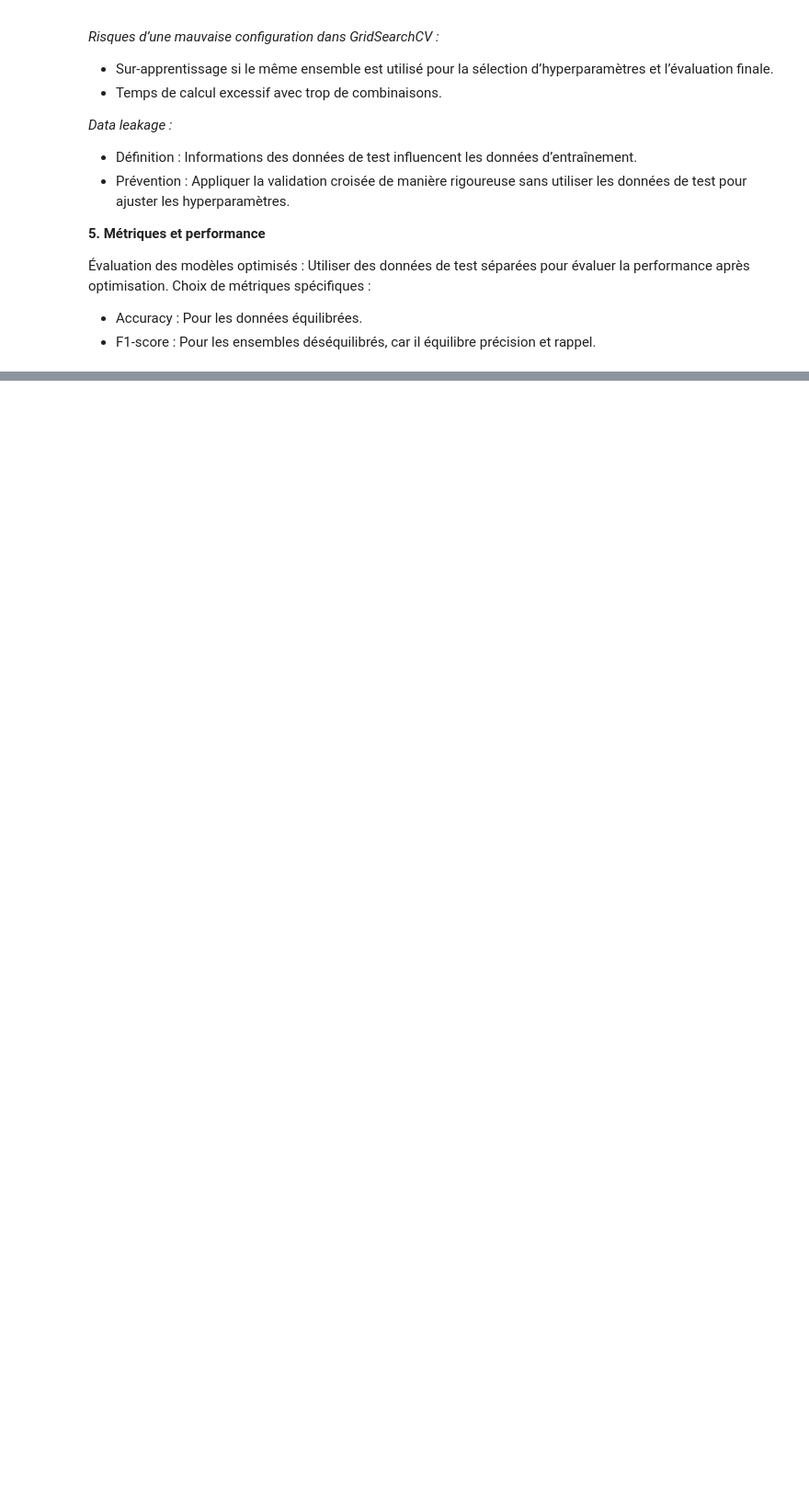
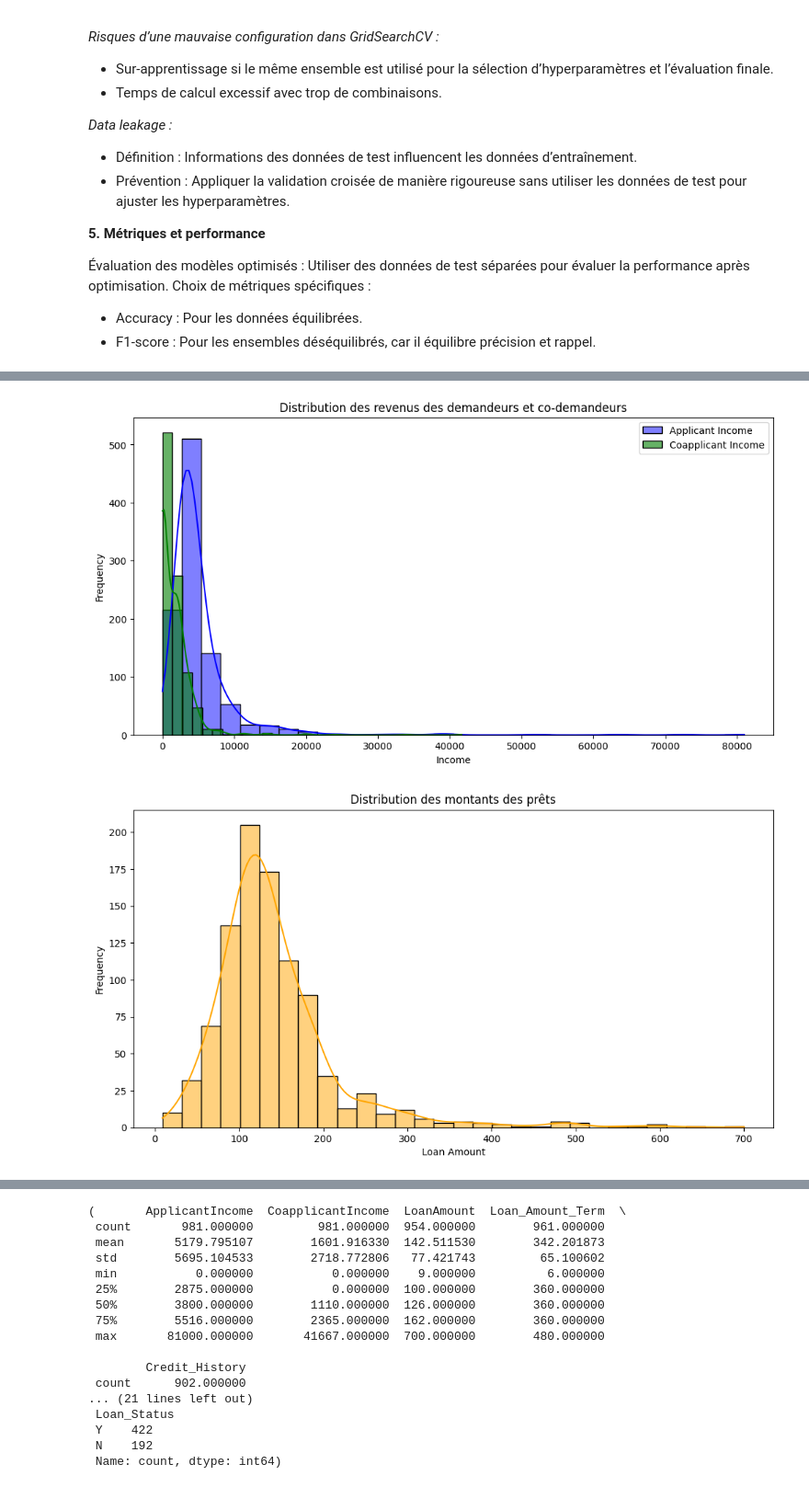
Before and after one commit to ladijadi/Prediction_eligibilite_credit_banque, a Jupyter notebook: notebook.ipynb, the cells around one changed output, grey strips where cells are left out. Shown at 92% size. Cells and saved outputs as stored; diff of their text form; code cells hidden in the pictures; blank space fills up the shorter version.

```diff
--- a/notebook.ipynb
+++ b/notebook.ipynb
@@ -95,0 +101,17 @@ Choix de métriques spécifiques :
+# %%
+
+import pandas as pd
+
+# Charger le fichier CSV pour en examiner les premières lignes et obtenir un aperçu général.
+file_path = 'Loan_data.csv'
+
+# Charger les données
+data = pd.read_csv(file_path)
+
+# Afficher un aperçu des données
+data_info = {
+    "head": data.head(),
+    "info": data.info(),
+    "description": data.describe(include="all")
+}
+data_info
@@ -95,0 +183,45 @@ Choix de métriques spécifiques :
+# %%
+# Résumé statistique des colonnes numériques
+numeric_summary = data.describe()
+
+# Analyse des valeurs manquantes
+missing_values = data.isnull().sum().sort_values(ascending=False)
+
+# Distribution des variables cibles (Loan_Status)
+loan_status_distribution = data['Loan_Status'].value_counts()
+
+# Visualisation de la distribution des revenus des demandeurs et co-demandeurs
+import matplotlib.pyplot as plt
+import seaborn as sns
+
+plt.figure(figsize=(12, 6))
+sns.histplot(data['ApplicantIncome'], bins=30, kde=True, color='blue', label='Applicant Income')
+sns.histplot(data['CoapplicantIncome'], bins=30, kde=True, color='green', label='Coapplicant Income', alpha=0.6)
+plt.legend()
+plt.title('Distribution des revenus des demandeurs et co-demandeurs')
+plt.xlabel('Income')
+plt.ylabel('Frequency')
+plt.show()
+
+# Visualisation des montants de prêt
+plt.figure(figsize=(12, 6))
+sns.histplot(data['LoanAmount'], bins=30, kde=True, color='orange')
+plt.title('Distribution des montants des prêts')
+plt.xlabel('Loan Amount')
+plt.ylabel('Frequency')
+plt.show()
+
+# Visualisation des valeurs manquantes
+plt.figure(figsize=(10, 6))
+missing_values.plot(kind='bar', color='red')
+plt.title('Valeurs manquantes par colonne')
+plt.ylabel('Nombre de valeurs manquantes')
+plt.xlabel('Colonnes')
+plt.xticks(rotation=45)
+plt.show()
+
+# Résumé des analyses
+numeric_summary, missing_values, loan_status_distribution
+# %% [output]
+[figure, added]
+[figure, added]
@@ -95,0 +229,17 @@ Choix de métriques spécifiques :
+(       ApplicantIncome  CoapplicantIncome  LoanAmount  Loan_Amount_Term  \
+ count       981.000000         981.000000  954.000000        961.000000
+ mean       5179.795107        1601.916330  142.511530        342.201873
+ std        5695.104533        2718.772806   77.421743         65.100602
+ min           0.000000           0.000000    9.000000          6.000000
+ 25%        2875.000000           0.000000  100.000000        360.000000
+ 50%        3800.000000        1110.000000  126.000000        360.000000
+ 75%        5516.000000        2365.000000  162.000000        360.000000
+ max       81000.000000       41667.000000  700.000000        480.000000
+
+        Credit_History
+ count      902.000000
+... (21 lines left out)
+ Loan_Status
+ Y    422
+ N    192
+ Name: count, dtype: int64)
```
Also changed, not shown: parts of 9 cells of this notebook, 1 other file.
